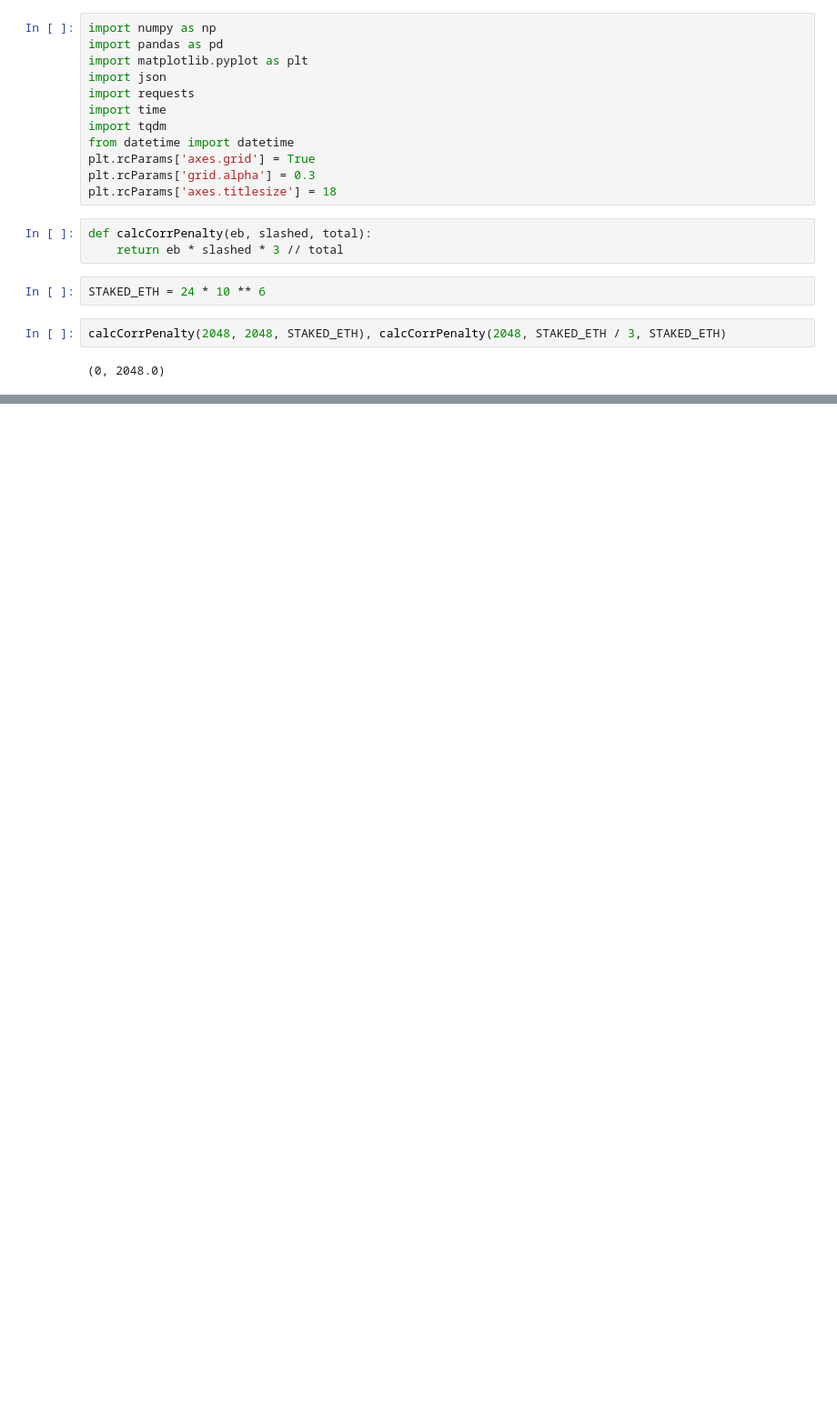
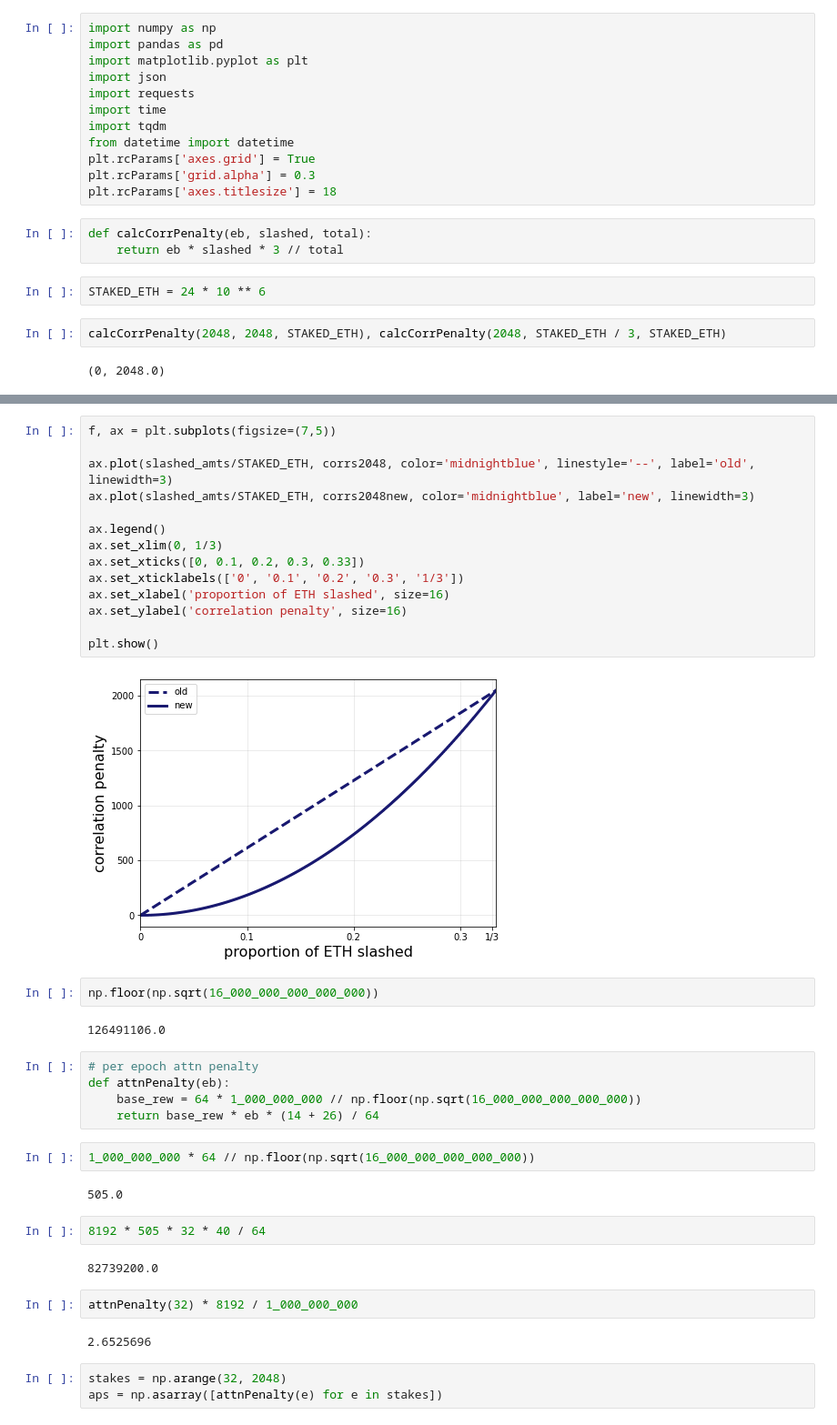
Before and after one commit to michaelneuder/relay-data, a Jupyter notebook: maxeb/slashings.ipynb, the cells around one changed output, grey strips where cells are left out. Shown at 91% size. Cells and saved outputs as stored; diff of their text form; blank space fills up the shorter version.

```diff
--- a/maxeb/slashings.ipynb
+++ b/maxeb/slashings.ipynb
@@ -33,0 +101,40 @@ ax.plot(slashed_amts/STAKED_ETH, corrs64)
+# %%
+f, ax = plt.subplots(figsize=(7,5))
+
+ax.plot(slashed_amts/STAKED_ETH, corrs2048, color='midnightblue', linestyle='--', label='old', linewidth=3)
+ax.plot(slashed_amts/STAKED_ETH, corrs2048new, color='midnightblue', label='new', linewidth=3)
+
+ax.legend()
+ax.set_xlim(0, 1/3)
+ax.set_xticks([0, 0.1, 0.2, 0.3, 0.33])
+ax.set_xticklabels(['0', '0.1', '0.2', '0.3', '1/3'])
+ax.set_xlabel('proportion of ETH slashed', size=16)
+ax.set_ylabel('correlation penalty', size=16)
+
+plt.show()
+# %% [output]
+[figure, added]
+# %%
+np.floor(np.sqrt(16_000_000_000_000_000))
+# %% [output]
+126491106.0
+# %%
+# per epoch attn penalty
+def attnPenalty(eb):
+    base_rew = 64 * 1_000_000_000 // np.floor(np.sqrt(16_000_000_000_000_000))
+    return base_rew * eb * (14 + 26) / 64
+# %%
+1_000_000_000 * 64 // np.floor(np.sqrt(16_000_000_000_000_000))
+# %% [output]
+505.0
+# %%
+8192 * 505 * 32 * 40 / 64
+# %% [output]
+82739200.0
+# %%
+attnPenalty(32) * 8192 / 1_000_000_000
+# %% [output]
+2.6525696
+# %%
+stakes = np.arange(32, 2048)
+aps = np.asarray([attnPenalty(e) for e in stakes])
```
Also changed, not shown: parts of 10 cells of this notebook.
